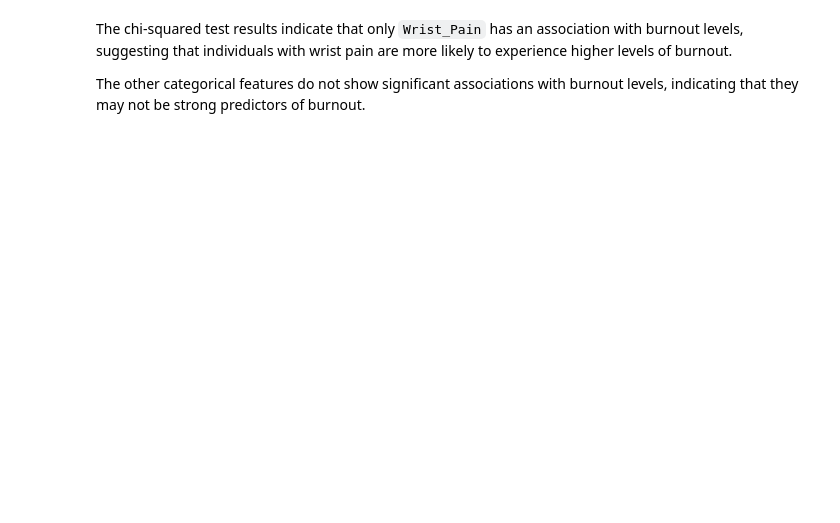
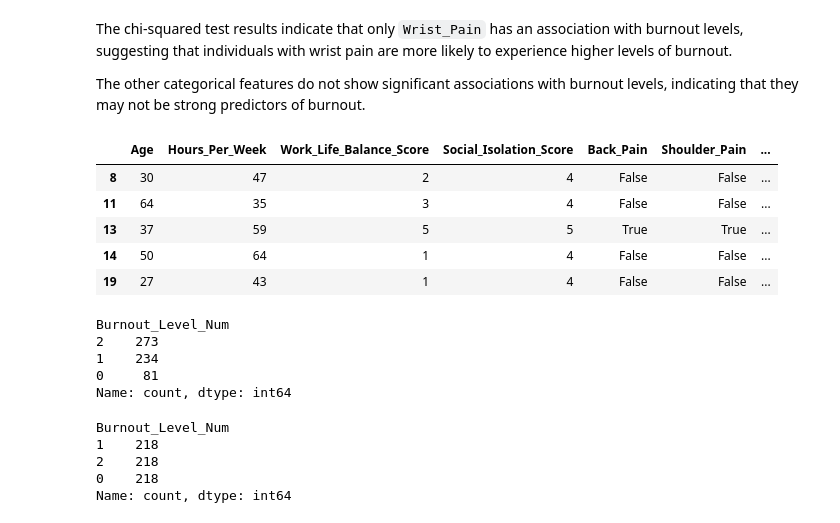
Before and after one commit to pwoosam/aai-501-burnout-in-remote-work, a Jupyter notebook: Burnout.ipynb, the cells around one changed output. Saved outputs shown, nothing was run; the diff lists cells and outputs as text; code cells hidden in the pictures; blank space fills up the shorter version.

Commit message:
Add multiclass and binary burnout classification models and analysis

```diff
--- a/Burnout.ipynb
+++ b/Burnout.ipynb
@@ -466,3 +466,52 @@ display(chi2_results_df)
 The chi-squared test results indicate that only `Wrist_Pain` has an association with burnout levels, suggesting that individuals with wrist pain are more likely to experience higher levels of burnout.
 
 The other categorical features do not show significant associations with burnout levels, indicating that they may not be strong predictors of burnout.
+# %%
+#Target
+mapping = {'Low': 0, 'Medium': 1, 'High': 2}
+df_remote['Burnout_Level_Num'] = df_remote['Burnout_Level'].map(mapping)
+y = df_remote['Burnout_Level_Num']
+
+#Features
+feature_cols = ['Age', 'Hours_Per_Week', 'Work_Life_Balance_Score', 'Social_Isolation_Score',
+    'Back_Pain', 'Shoulder_Pain', 'Neck_Pain', 'Eye_Strain', 'Wrist_Pain',
+    'No_Physical_Health_Issues',]
+X = df_remote[feature_cols]
+
+from IPython.display import display
+display(X.head())
+display(y.value_counts())
+# %% [output]
+|  | Age | Hours_Per_Week | Work_Life_Balance_Score | Social_Isolation_Score | Back_Pain | Shoulder_Pain | ... |
+| 8 | 30 | 47 | 2 | 4 | False | False | ... |
+| 11 | 64 | 35 | 3 | 4 | False | False | ... |
+| 13 | 37 | 59 | 5 | 5 | True | True | ... |
+| 14 | 50 | 64 | 1 | 4 | False | False | ... |
+| 19 | 27 | 43 | 1 | 4 | False | False | ... |
+Burnout_Level_Num
+2    273
+1    234
+0     81
+Name: count, dtype: int64
+# %%
+#Train/test
+from sklearn.model_selection import train_test_split
+
+X_train, X_test, y_train, y_test = train_test_split(
+    X, y, test_size=0.2, stratify=y, random_state=42
+)
+
+#Apple SMOTE
+from imblearn.over_sampling import SMOTE
+
+smote = SMOTE(random_state=42)
+X_train_bal, y_train_bal = smote.fit_resample(X_train, y_train)
+
+
+print(y_train_bal.value_counts())
+# %% [output]
+Burnout_Level_Num
+1    218
+2    218
+0    218
+Name: count, dtype: int64
```
Also changed, not shown: parts of 25 cells of this notebook.
